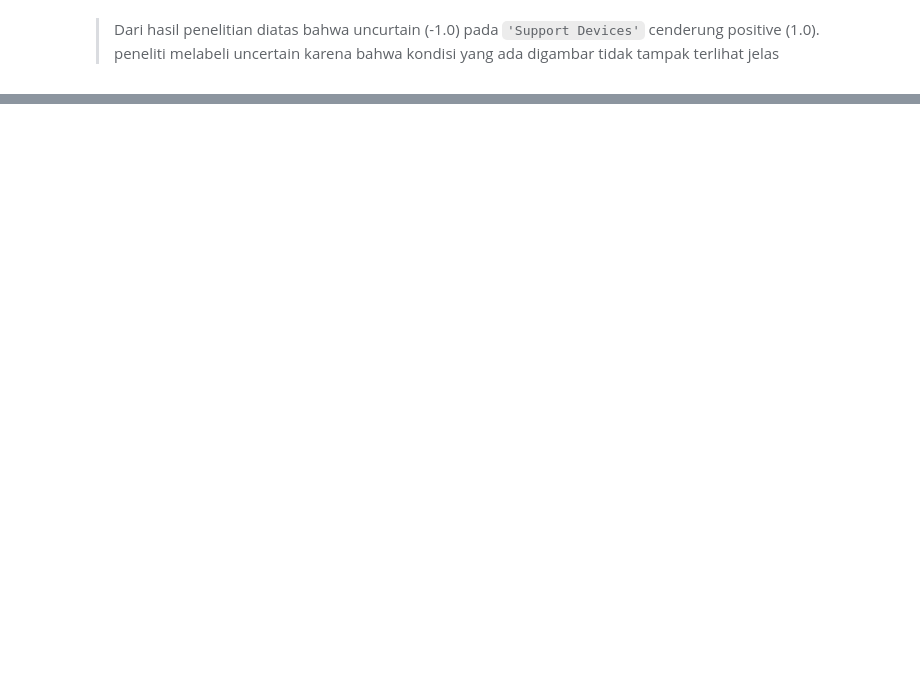
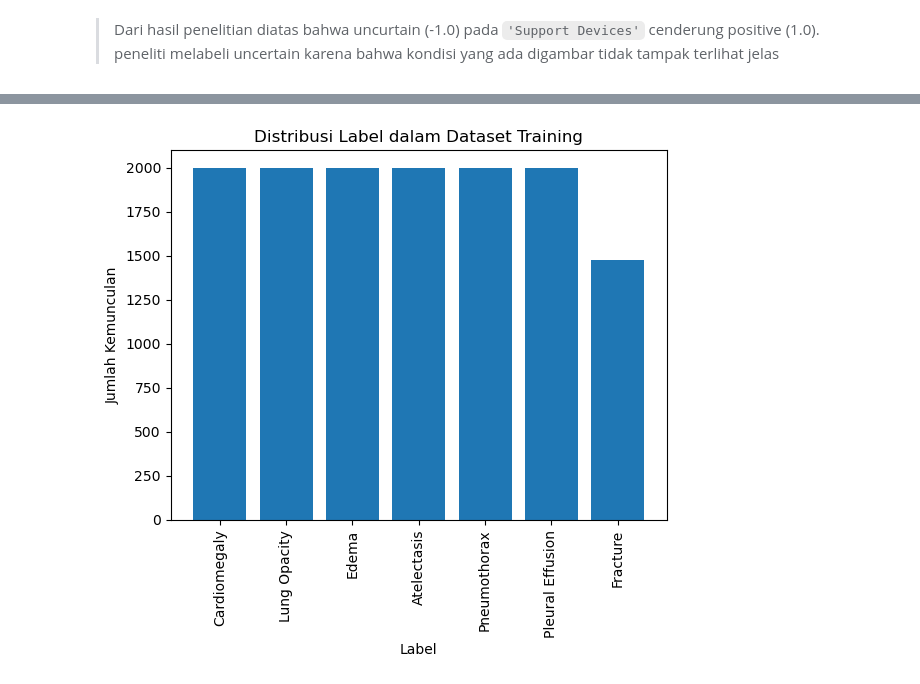
Before and after one commit to RafiHaqul/vit_multi_lung_class_HIDUP_JOKOWI, a Jupyter notebook: 1.ipynb, the cells around one changed output, grey strips where cells are left out. Cells and saved outputs as stored; diff of their text form; code cells hidden in the pictures; blank space fills up the shorter version.

```diff
--- a/1.ipynb
+++ b/1.ipynb
@@ -658,0 +225,4 @@ plt.show()
+# %%
+combined_df = combined_df[~(combined_df[label_cols] == -1.0).any(axis=1)].replace(-1.0, 1.0)
+
+print(f"Jumlah data train setelah drop baris dengan -1.0 di kolom label: {combined_df.shape[0]}")
@@ -658,0 +276,16 @@ plt.show()
+# %%
+from sklearn.model_selection import train_test_split
+
+# Split combined_df menjadi train (60%), validasi (20%), test (20%)
+# Split combined_df2 (list of dict) menjadi train/valid/test dengan proporsi 60/20/20
+
+train_df, temp_df = train_test_split(combined_df2, test_size=0.4, random_state=42, shuffle=True)
+valid_df, test_df = train_test_split(temp_df, test_size=0.5, random_state=42, shuffle=True)
+
+# Untuk konsistensi dengan variabel sebelumnya, hapus variabel list sementara
+del combined_df2
+del temp_df
+
+print(f"train_df shape: {len(train_df)}")
+print(f"valid_df shape: {len(valid_df)}")
+print(f"test_df shape: {len(test_df)}")
@@ -658,0 +298,59 @@ plt.show()
+# %%
+import random
+
+def balance_multilabel_list(data_list, label_columns, max_per_label=10000, random_state=42):
+    # Inisialisasi penghitung label
+    label_counter = {label: 0 for label in label_columns}
+    balanced_data = []
+
+    # Shuffle dataset untuk menghindari urutan bias
+    random.seed(random_state)
+    shuffled = data_list.copy()
+    random.shuffle(shuffled)
+
+    for item in shuffled:
+        labels = [label for label in item['Labels'] if label in label_columns]
+        if all(label_counter[label] < max_per_label for label in labels):
+            balanced_data.append(item)
+            for label in labels:
+                label_counter[label] += 1
+        if all(count >= max_per_label for count in label_counter.values()):
+            break
+
+    return balanced_data
+
+# Gunakan fungsi balancing
+train_df = balance_multilabel_list(train_df, label_columns=label_cols, max_per_label=2000)
+valid_df = balance_multilabel_list(valid_df, label_columns=label_cols, max_per_label=980)
+
+# Hitung distribusi label
+def multilabel_counts(data_list, label_columns):
+    counts = {label: 0 for label in label_columns}
+    for item in data_list:
+        for label in item['Labels']:
+            if label in counts:
+                counts[label] += 1
+    return counts
+
+import matplotlib.pyplot as plt
+
+train_label_counts = multilabel_counts(train_df, label_cols)
+valid_label_counts = multilabel_counts(valid_df, label_cols)
+
+import numpy as np
+print(f"\nRasio Imbalance: {max(train_label_counts.values()) / max(1, min(train_label_counts.values())):.2f}")
+plt.bar(train_label_counts.keys(), train_label_counts.values())
+plt.title('Distribusi Label dalam Dataset Training')
+plt.ylabel('Jumlah Kemunculan')
+plt.xlabel('Label')
+plt.xticks(rotation=90)
+plt.show()
+
+print(f"\nRasio Imbalance: {max(valid_label_counts.values()) / max(1, min(valid_label_counts.values())):.2f}")
+plt.bar(valid_label_counts.keys(), valid_label_counts.values())
+plt.title('Distribusi Label dalam Dataset Validasi')
+plt.ylabel('Jumlah Kemunculan')
+plt.xlabel('Label')
+plt.xticks(rotation=90)
+plt.show()
+# %% [output]
@@ -658,0 +358 @@ plt.show()
+[figure, added]
```
Also changed, not shown: parts of 79 cells of this notebook, 2 other files.
